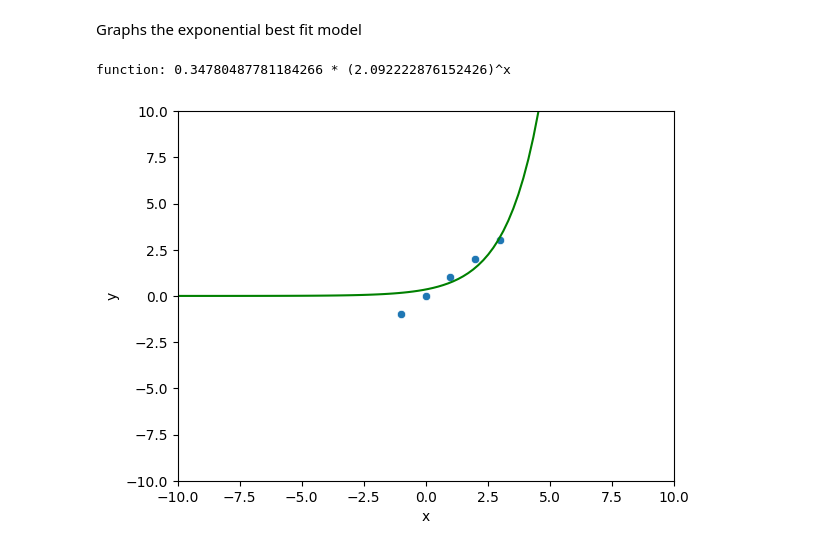
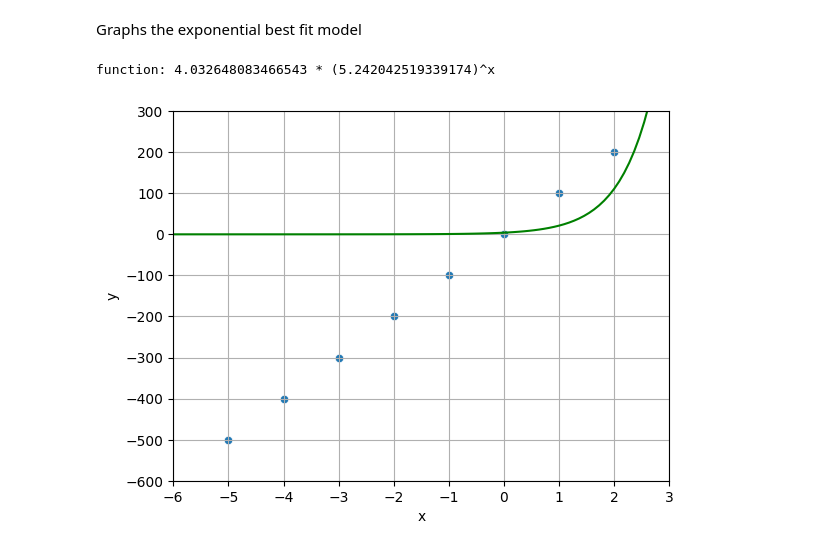
Before and after one commit to liamcolangelo/regression, a Jupyter notebook: regression models.ipynb, the cells around one changed output. Cells and saved outputs as stored; diff of their text form; code cells hidden in the pictures.

Commit message:
The view window of the plot is now automatically scaled and program functions will return when error is within +-1e-6

```diff
--- a/regression models.ipynb
+++ b/regression models.ipynb
@@ -32,13 +43,14 @@ terms = linear_regression_model(data)
 m = terms[0]
 b = terms[1]
 
-x = np.linspace(-10, 10, 100)
+x = np.linspace(x_min, x_max, 100)
 y = m * x + b
 
 line_data = pd.DataFrame({'x': x, 'y': y})
 sns.lineplot(data=line_data, x="x", y="y", color="green")
 sns.scatterplot(data=data, x="x", y="y")
-plt.xlim(-10, 10)
-plt.ylim(-10, 10)
+plt.xlim(x_min, x_max)
+plt.ylim(y_min, y_max)
+plt.grid()
 plt.show()
 # %% [output]
@@ -55,15 +67,18 @@ def quadratic_regression_model(data):
     def func(x):
         return a * (x ** 2) + b * x + c
 
-    inputs = data["x"]
-    actuals = data["y"]
-    learning_rate = 0.1 / max(inputs)
-    for iter in range(1000):
+    learning_rate = 0.001 / abs(max(inputs))
+    for iter in range(10_000):
+        count = 0
         for i in range(len(inputs)):
             error = actuals[i] - func(inputs[i])
+            if error < tolerance and error < -1 * tolerance:
+                count += 1
             a += learning_rate * (inputs[i] ** 2) * error
             b += learning_rate * inputs[i] * error
             c += learning_rate * error
+        if count == len(inputs):
+            break
     print(f"Function {a}x^2 + {b}x + {c}")
     return [a,b,c]
 # %% [markdown]
@@ -74,13 +89,14 @@ a = terms[0]
 b = terms[1]
 c = terms[2]
 
-x = np.linspace(-10, 10, 100)
+x = np.linspace(x_min, x_max, 100)
 y = a * (x ** 2) + b * x + c
 
 quad_data = pd.DataFrame({'x': x, 'y': y})
 sns.lineplot(data=quad_data, x="x", y="y", color="green")
 sns.scatterplot(data=data, x="x", y="y")
-plt.xlim(-10, 10)
-plt.ylim(-10, 10)
+plt.xlim(x_min, x_max)
+plt.ylim(y_min, y_max)
+plt.grid()
 plt.show()
 # %% [output]
@@ -96,16 +112,18 @@ def exponential_regression_model(data):
     def func(x):
         return a * (b ** x)
 
-    inputs = data["x"]
-    actuals = data["y"]
-    learning_rate = 0.001 / max(inputs)
-    for iter in range(10000):
+    learning_rate = 0.001 / abs(max(inputs))
+    for iter in range(100_000):
+        count = 0
         for i in range(len(inputs)):
             error = actuals[i] - func(inputs[i])
+            if error < tolerance and error > -1 * tolerance:
+                count += 1
             a0 = a
             a += (b ** inputs[i]) * learning_rate * error
             b += a0 * ((b ** (inputs[i] - 1)) * inputs[i]) * learning_rate * error
-
+        if count == len(inputs):
+            break
     print(f"function: {a} * ({b})^x")
     return [a,b]
 # %% [markdown]
@@ -113,17 +131,18 @@ Graphs the exponential best fit model
 # %%
 terms = exponential_regression_model(data)
 a = terms[0]
 b = terms[1]
 
-x = np.linspace(-10, 10, 100)
+x = np.linspace(x_min, x_max, 100)
 y = a * (b ** x)
 
 exp_data = pd.DataFrame({"x": x, "y": y})
 sns.lineplot(data=exp_data, x="x", y="y", color="green")
 sns.scatterplot(data=data, x="x", y="y")
-plt.xlim(-10, 10)
-plt.ylim(-10, 10)
+plt.xlim(x_min, x_max)
+plt.ylim(y_min, y_max)
+plt.grid()
 plt.show()
 # %% [output]
-function: 0.34780487781184266 * (2.092222876152426)^x
+function: 4.032648083466543 * (5.242042519339174)^x
-[figure, old version]
+[figure, new version]
```
Also changed, not shown: parts of 5 cells of this notebook.
